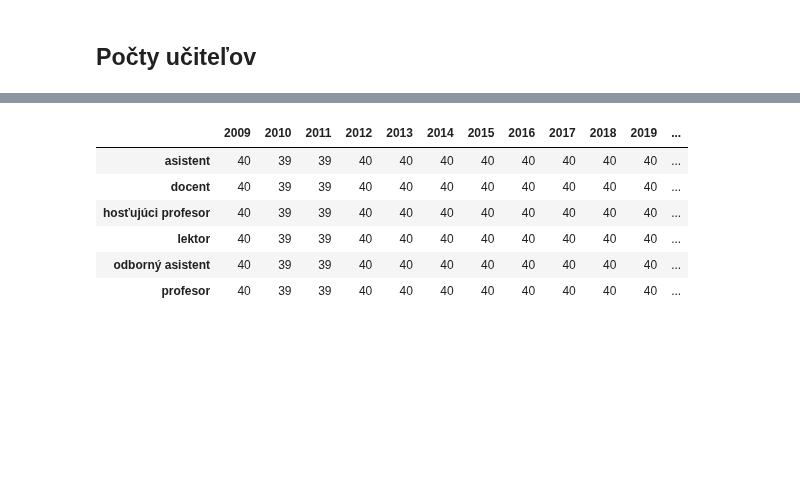
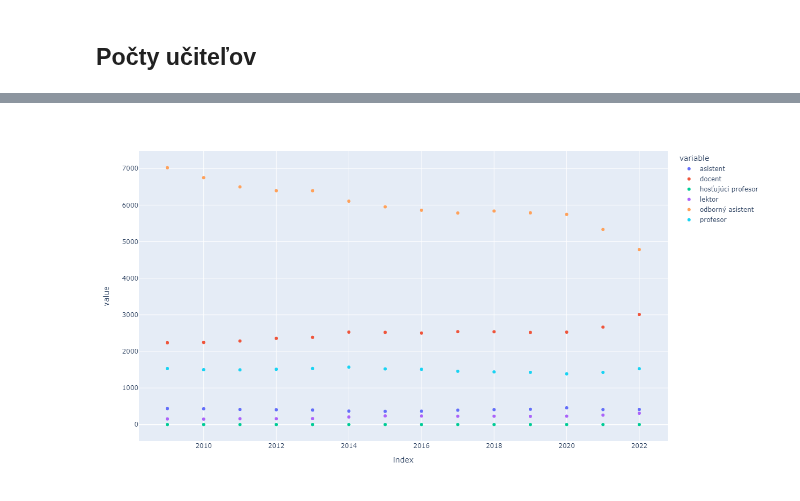
Before and after one commit to hudo16-38/pridav-project, a Jupyter notebook: analysis/analysis.ipynb, the cells around one changed output, grey strips where cells are left out. Cells and saved outputs as stored; diff of their text form; code cells hidden in the pictures; blank space fills up the shorter version.

Commit message:
Add scatterplot to analysis

```diff
--- a/analysis/analysis.ipynb
+++ b/analysis/analysis.ipynb
@@ -51,7 +51,7 @@ roky = df_teachers_degrees["rok"].unique()
 pocty = {}
 for rok in roky:
     temp = df_teachers_degrees[df_teachers_degrees["rok"] == rok]
-    counts = temp["typ učiteľa"].value_counts()
+    counts = temp.groupby("typ učiteľa")["spolu"].sum()
     for typ in typy:
         if rok not in pocty:
             pocty[rok] = dict()
@@ -79,2 +79,3 @@ display(pocty)
 # %%
-df = pd.DataFrame(pocty)
+df = pd.DataFrame(pocty).transpose()
+display(df)
@@ -81,10 +98,4 @@ df = pd.DataFrame(pocty)
-# %%
-display(df)
-# %% [output]
-|  | 2009 | 2010 | 2011 | 2012 | 2013 | 2014 | 2015 | 2016 | 2017 | 2018 | 2019 | ... |
-| asistent | 40 | 39 | 39 | 40 | 40 | 40 | 40 | 40 | 40 | 40 | 40 | ... |
-| docent | 40 | 39 | 39 | 40 | 40 | 40 | 40 | 40 | 40 | 40 | 40 | ... |
-| hosťujúci profesor | 40 | 39 | 39 | 40 | 40 | 40 | 40 | 40 | 40 | 40 | 40 | ... |
-| lektor | 40 | 39 | 39 | 40 | 40 | 40 | 40 | 40 | 40 | 40 | 40 | ... |
-| odborný asistent | 40 | 39 | 39 | 40 | 40 | 40 | 40 | 40 | 40 | 40 | 40 | ... |
-| profesor | 40 | 39 | 39 | 40 | 40 | 40 | 40 | 40 | 40 | 40 | 40 | ... |
+# %%
+px.scatter(df, width=1100, height=680)
+# %% [output]
+[figure, added]
```
Also changed, not shown: parts of 3 cells of this notebook.
